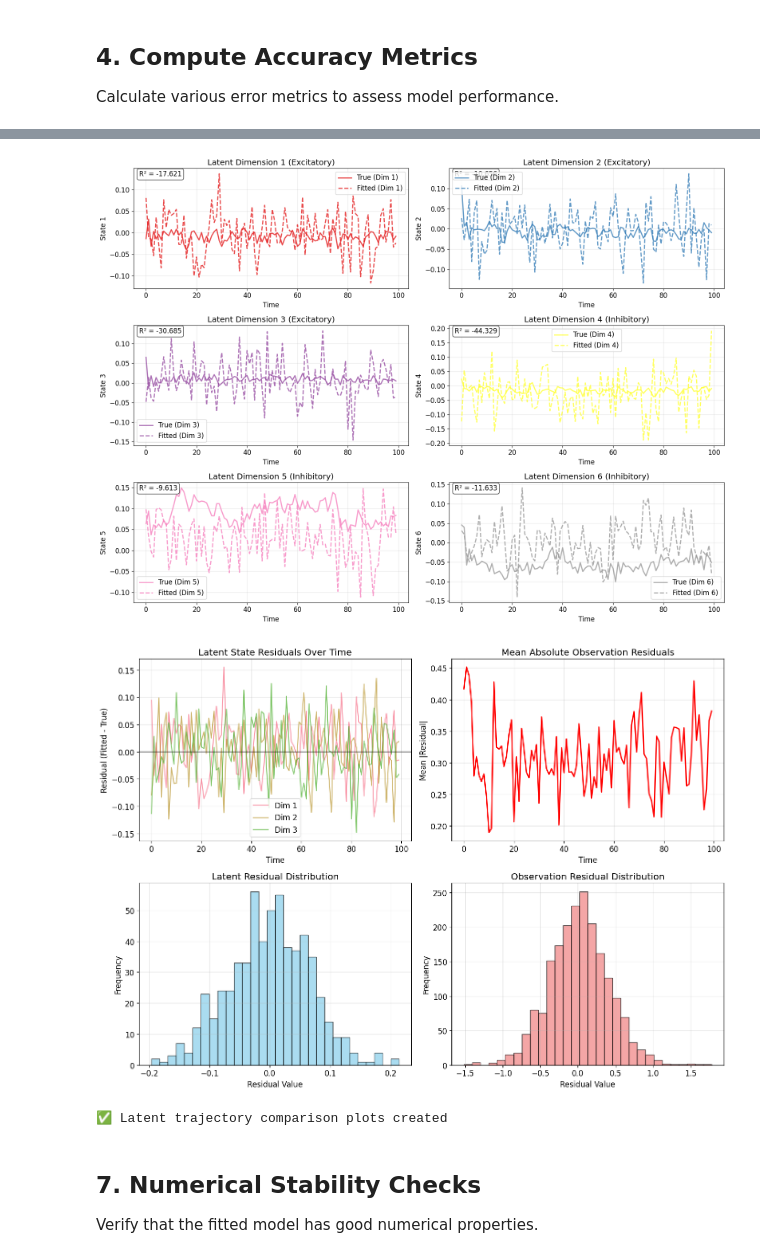
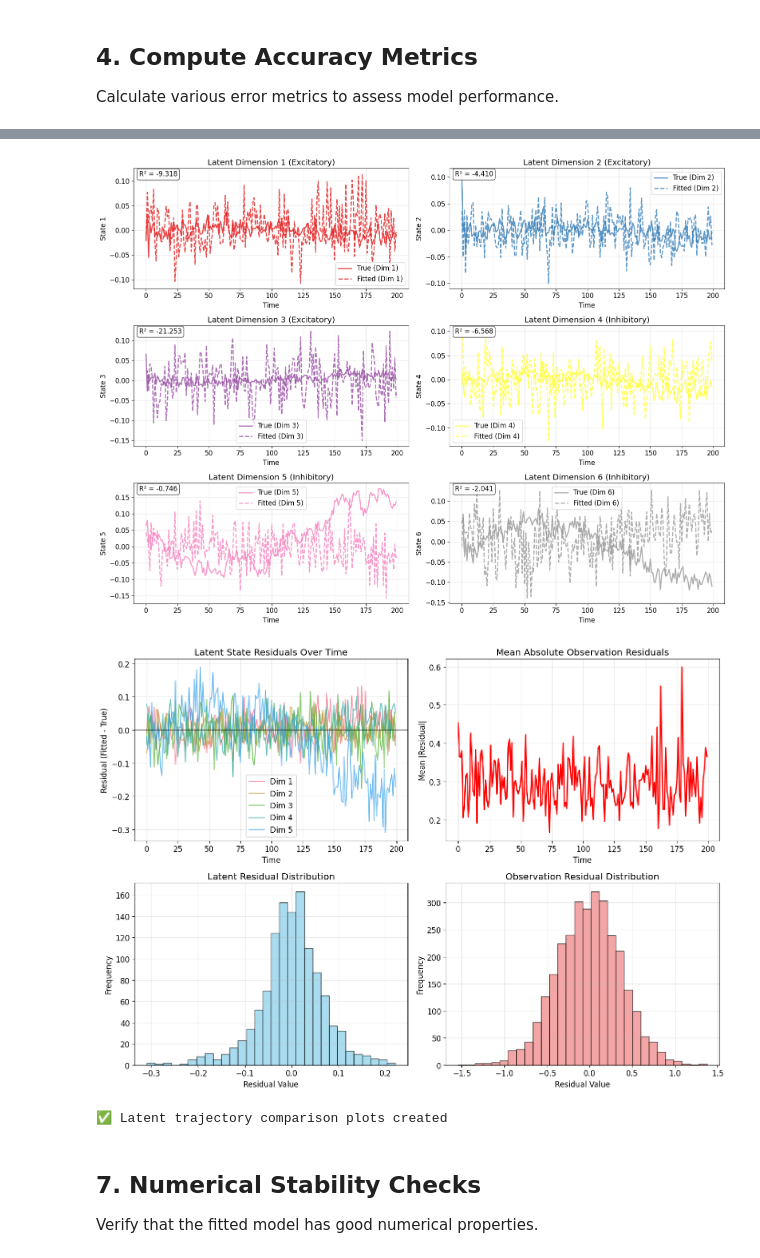
Before and after one commit to kasherri/CTDS, a Jupyter notebook: ctds_model_validation.ipynb, the cells around one changed output, grey strips where cells are left out. Saved outputs shown, nothing was run; the diff lists cells and outputs as text; code cells hidden in the pictures.

```diff
--- a/ctds_model_validation.ipynb
+++ b/ctds_model_validation.ipynb
@@ -76,8 +76,8 @@ We'll create a small, stable dynamical system with Dale's law constraints:
 # %%
 # Define dimensions and structure
 D = 6  # Total state dimension
-N = 20  # Number of observed neurons
-T = 100  # Number of time steps
+N = 15  # Number of observed neurons
+T = 200  # Number of time steps
 K = 2  # Number of cell types
 key = jr.PRNGKey(0)  # Random key for reproducibility
 # Step 1: Generate Synthetic Data for Demonstration
@@ -551,42 +740,42 @@ fig, axes = plt.subplots(2, 2, figsize=(14, 10))
 
 # Latent residuals over time
 latent_residuals = states_fitted - states_true
-for i in range(min(3, D)):
+for i in range(min(D-1, D)):
     axes[0, 0].plot(latent_residuals[:, i], label=f'Dim {i+1}', alpha=0.7)
 axes[0, 0].axhline(y=0, color='black', linestyle='-', alpha=0.5)
 axes[0, 0].set_title('Latent State Residuals Over Time')
 axes[0, 0].set_xlabel('Time')
 axes[0, 0].set_ylabel('Residual (Fitted - True)')
 axes[0, 0].legend()
 axes[0, 0].grid(True, alpha=0.3)
 
 # Observation residuals over time
 obs_residuals = observations_pred - observations
 axes[0, 1].plot(jnp.mean(jnp.abs(obs_residuals), axis=1), color='red', linewidth=2)
 axes[0, 1].set_title('Mean Absolute Observation Residuals')
 axes[0, 1].set_xlabel('Time')
 axes[0, 1].set_ylabel('Mean |Residual|')
 axes[0, 1].grid(True, alpha=0.3)
 
 # Residual distributions
 axes[1, 0].hist(latent_residuals.flatten(), bins=30, alpha=0.7, color='skyblue', edgecolor='black')
 axes[1, 0].set_title('Latent Residual Distribution')
 axes[1, 0].set_xlabel('Residual Value')
 axes[1, 0].set_ylabel('Frequency')
 axes[1, 0].grid(True, alpha=0.3)
 
 axes[1, 1].hist(obs_residuals.flatten(), bins=30, alpha=0.7, color='lightcoral', edgecolor='black')
 axes[1, 1].set_title('Observation Residual Distribution')
 axes[1, 1].set_xlabel('Residual Value')
 axes[1, 1].set_ylabel('Frequency')
 axes[1, 1].grid(True, alpha=0.3)
 
 plt.tight_layout()
 plt.show()
 print("✅ Latent trajectory comparison plots created")
 # %% [output]
-[figure, old version]
+[figure, new version]
-[figure, old version]
+[figure, new version]
 ✅ Latent trajectory comparison plots created
 # %% [markdown]
 ## 7. Numerical Stability Checks
```
Also changed, not shown: parts of 12 cells of this notebook, 2 other files.
